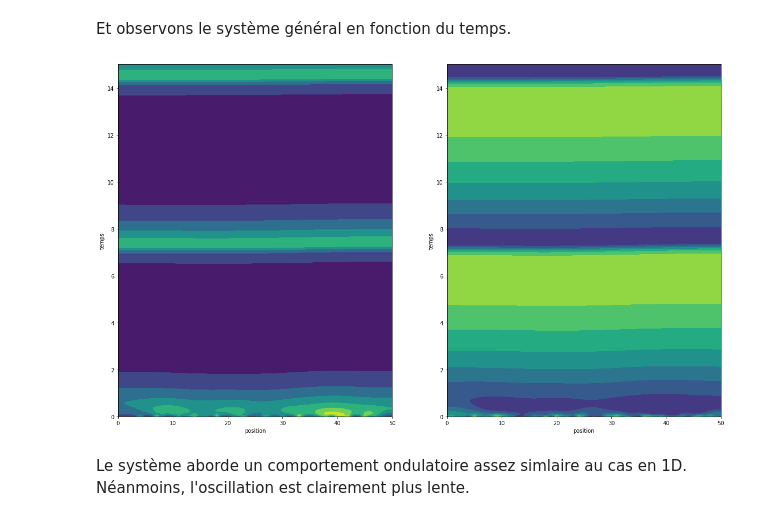
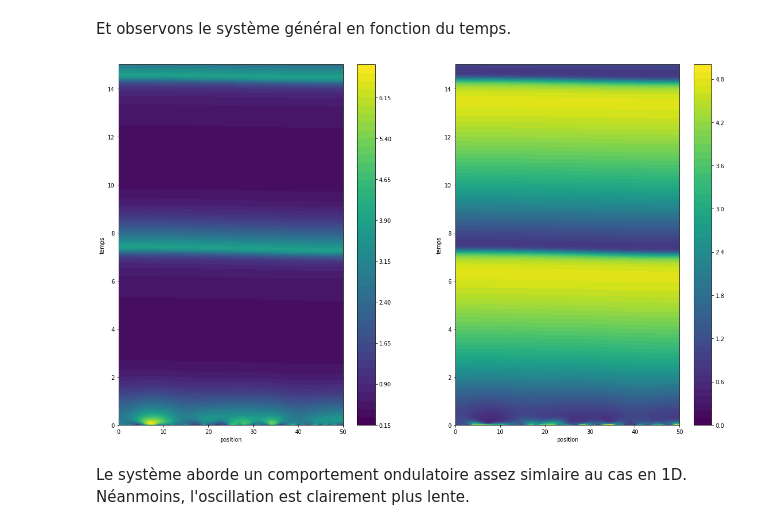
Before and after one commit to quent142/Projet-sim-num-Quentin-Jonathan, a Jupyter notebook: Notebook_Brusselator.ipynb, the cells around one changed output. Saved outputs shown, nothing was run; the diff lists cells and outputs as text; code cells hidden in the pictures.

```diff
--- a/Notebook_Brusselator.ipynb
+++ b/Notebook_Brusselator.ipynb
@@ -398,17 +400,19 @@ Et observons le système général en fonction du temps.
 # %%
 fig2_3 = plt.figure(figsize=(20,12))
 [xx,tt] = np.meshgrid(x,np.linspace(0,time,T+1))
 ax1 = plt.subplot(121)
 ax1.set_xlabel("position")
 ax1.set_ylabel("temps")
-graphe_1 = plt.contourf(xx,tt,np.transpose(u))
+graphe_1 = plt.contourf(xx,tt,np.transpose(u),50)
+fig2_3.colorbar(graphe_1, ax=ax1)
 ax2 = plt.subplot(122)
 ax2.set_xlabel("position")
 ax2.set_ylabel("temps")
-graphe_2 = plt.contourf(xx,tt,np.transpose(v))
+graphe_2 = plt.contourf(xx,tt,np.transpose(v),50)
+fig2_3.colorbar(graphe_2, ax=ax2)
 plt.show()
 # %% [output]
-[figure, old version]
+[figure, new version]
 # %% [markdown]
 Le système aborde un comportement ondulatoire assez simlaire au cas en 1D. Néanmoins, l'oscillation est clairement plus lente.
 # %% [markdown]
```
Also changed, not shown: parts of 7 cells of this notebook.
